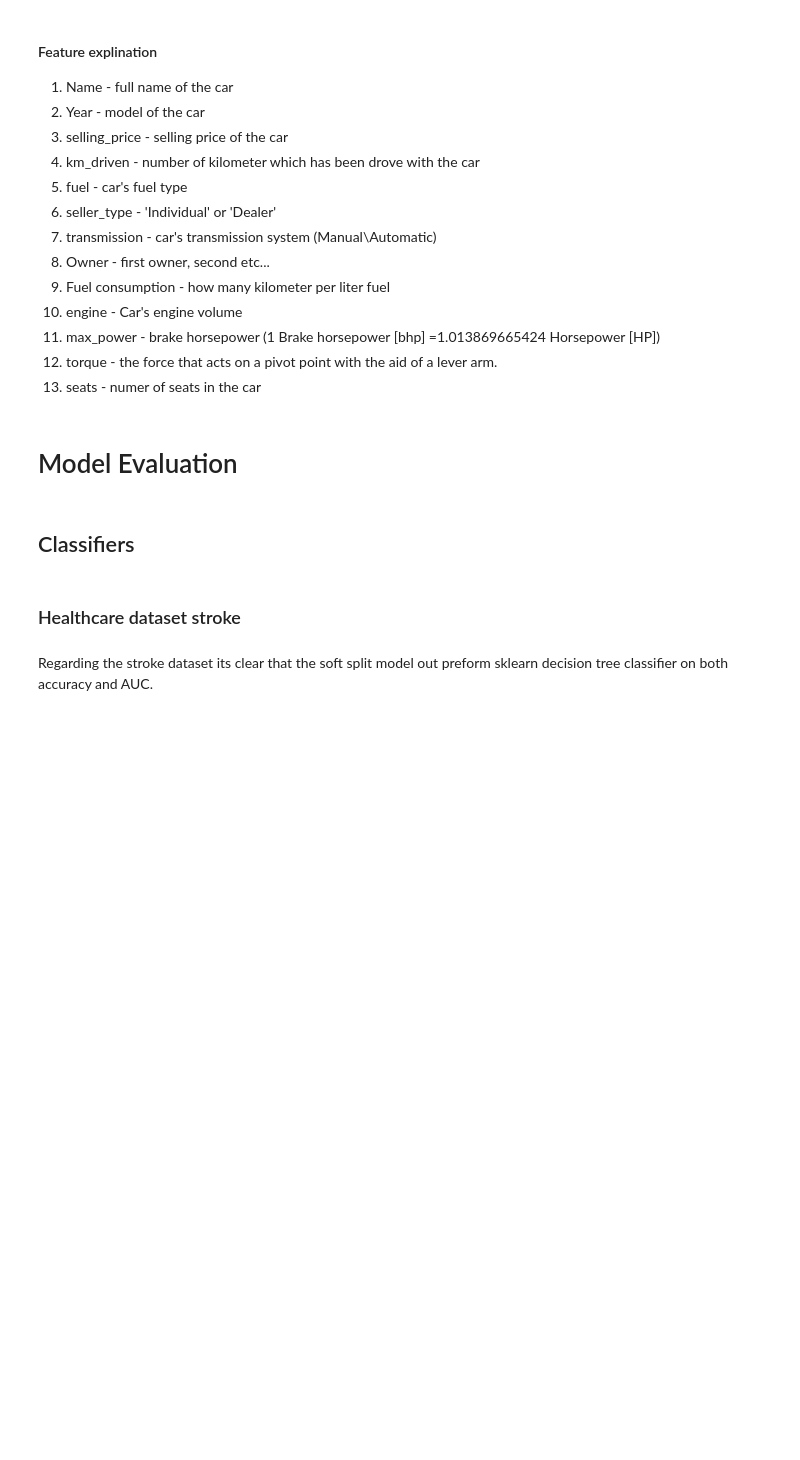
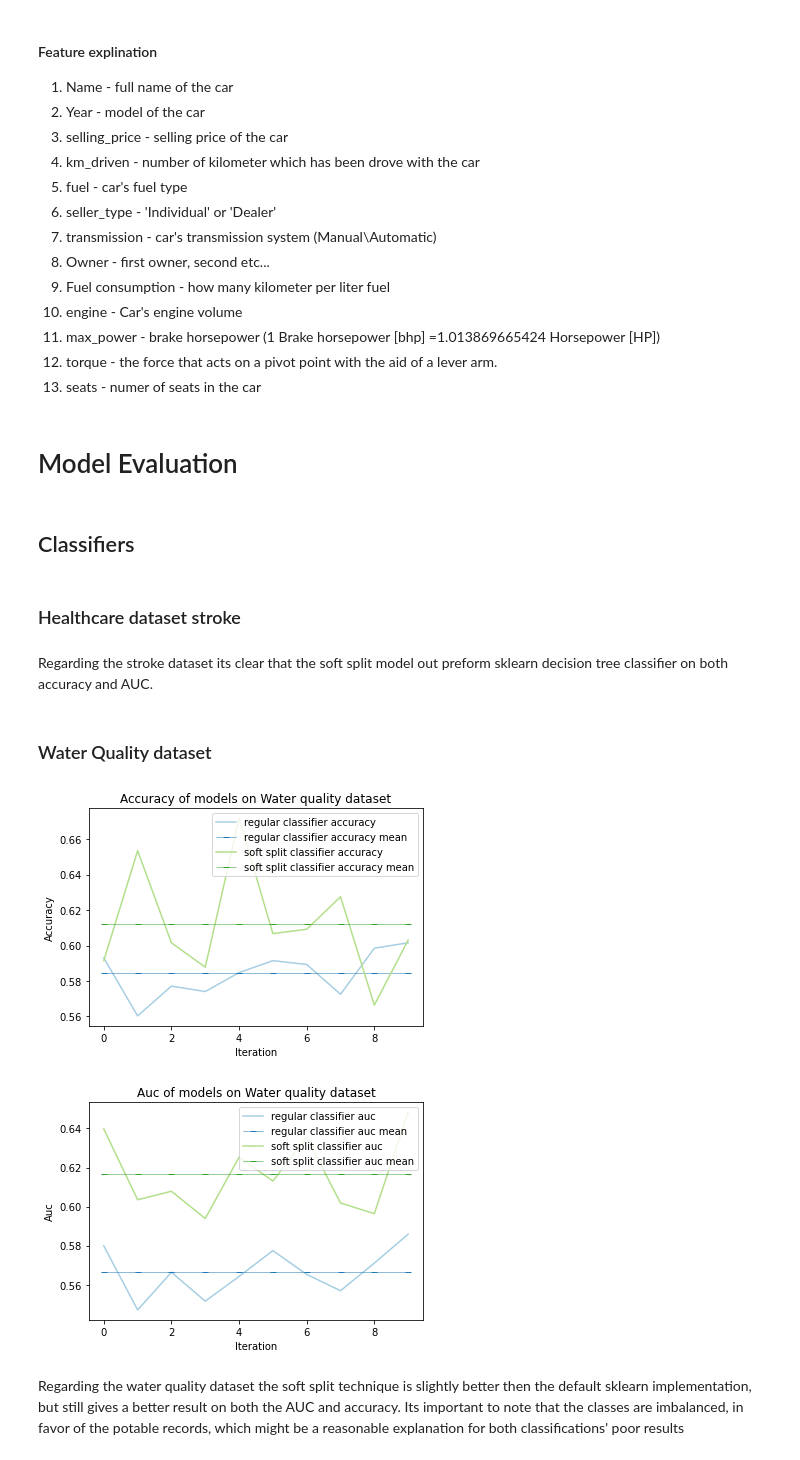
Before and after one commit to Erez123454/MachineLearning_Ass1, a Jupyter notebook: DataAnalysis.ipynb, the cells around one changed output. Drawn from its saved outputs; the diff is of its cells as text; code cells hidden in the pictures; blank space fills up the shorter version.

```diff
--- a/DataAnalysis.ipynb
+++ b/DataAnalysis.ipynb
@@ -247,7 +293,7 @@ def preprocess(dataset):
             dataset[column_name] = le.fit_transform(dataset[column_name])
         else:
             pass
-    dataset.fillna(strokeDataset.mean(), inplace=True)
+    dataset.fillna(dataset.mean(), inplace=True)
     return dataset
 
 def evaluateModel(model, X, y, k=5, repeats=2):
@@ -285,3 +332,24 @@ plotModelScore(scoresRegular, scoresSoftSplit,'Stroke dataset','accuracy','test_
 plotModelScore(scoresRegular, scoresSoftSplit,'Stroke dataset','auc','test_roc_auc')
 # %% [markdown]
 Regarding the stroke dataset its clear that the soft split model out preform sklearn decision tree classifier on both accuracy and AUC.
+# %% [markdown]
+###  Water Quality dataset
+# %%
+waterQualityDataset = pd.read_csv('datasets/classification/waterQuality.csv')
+waterQualityDataset=preprocess(waterQualityDataset)
+X,y = waterQualityDataset.loc[:, waterQualityDataset.columns!='Potability'],waterQualityDataset['Potability']
+
+treeClassifier = DecisionTreeClassifier()
+treeSoftSplitClassifier = SoftSplitDecisionTreeClassifier(n=100,alphaProbability=0.1)
+
+scoresRegular =evaluateModel(treeClassifier,X,y)
+scoresSoftSplit =evaluateModel(treeSoftSplitClassifier,X,y)
+# %%
+plotModelScore(scoresRegular, scoresSoftSplit,'Water Quality dataset','accuracy','test_accuracy')
+plotModelScore(scoresRegular, scoresSoftSplit,'Water Quality dataset','auc','test_roc_auc')
+# %% [output]
+[figure, added]
+[figure, added]
+# %% [markdown]
+Regarding the water quality dataset the soft split technique is slightly better then the default sklearn implementation, but still gives a better result on both the AUC and accuracy.
+Its important to note  that the classes are imbalanced, in favor of the potable records, which might be a reasonable explanation for both classifications' poor results
```
Also changed, not shown: parts of 7 cells of this notebook, 1 other file.
